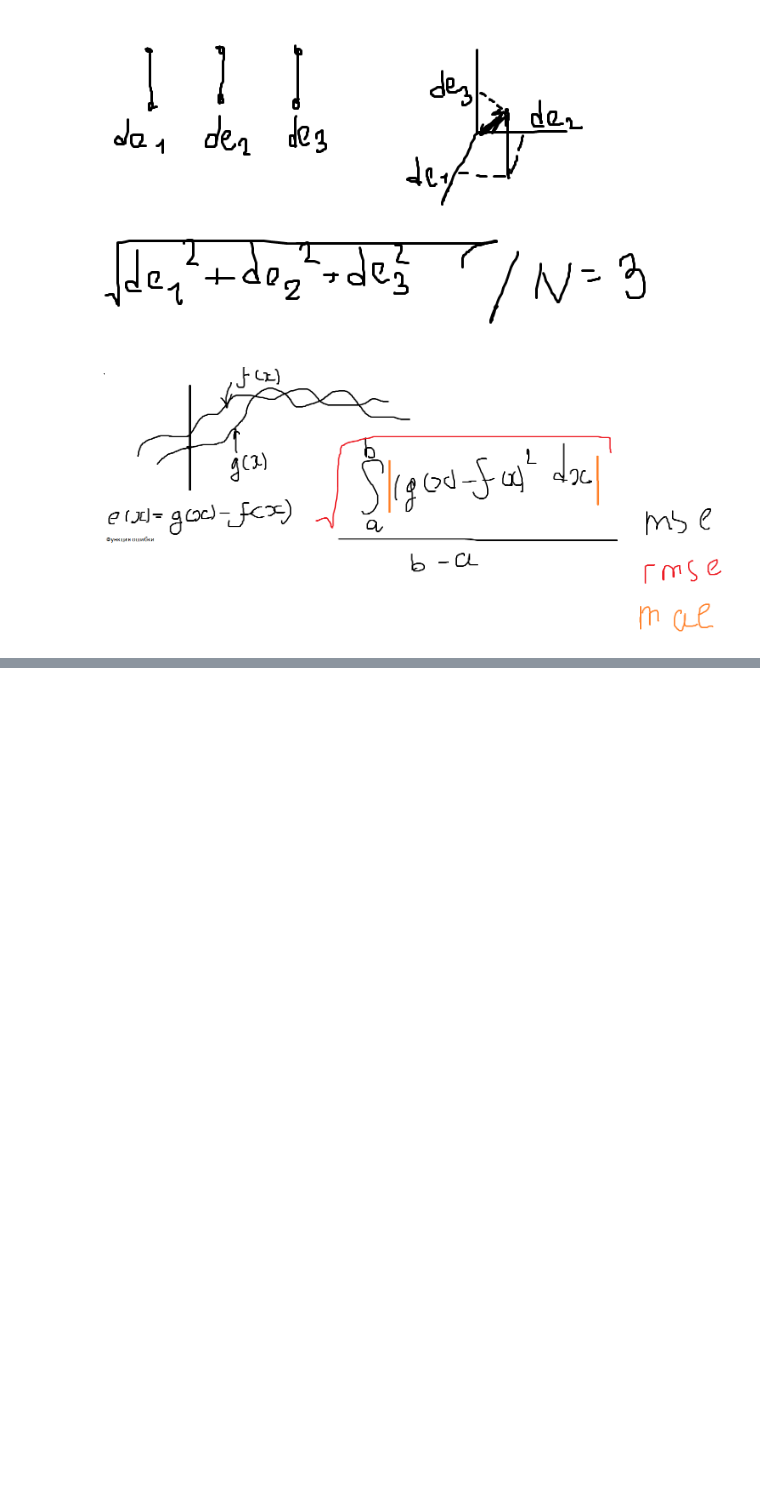
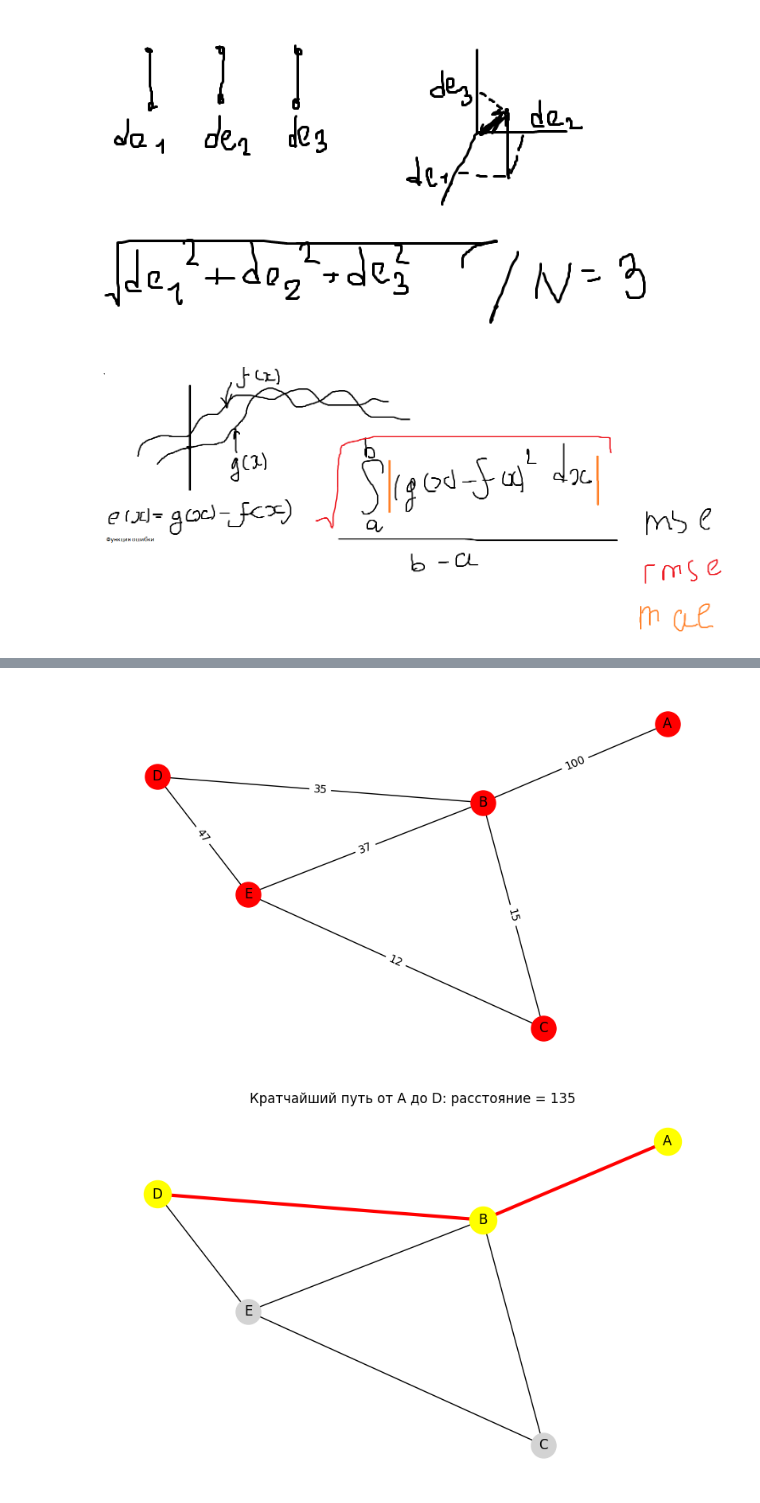
Before and after one commit to Vladimir-Kozomazov/Vladimir-Kozomazov.github.io, a Jupyter notebook: Софа_матмод.ipynb, the cells around one changed output, grey strips where cells are left out. Cells and saved outputs as stored; diff of their text form; code cells hidden in the pictures; blank space fills up the shorter version.

```diff
--- a/Софа_матмод.ipynb
+++ b/Софа_матмод.ipynb
@@ -2004,0 +2040,38 @@ y_new_sin = np.sin(6 * x_new)
+# %%
+import matplotlib.pyplot as plt
+import networkx as nx
+
+Graf = nx.Graph()
+
+# Создаём граф с весами
+edges = [('A', 'B', 100), ('B', 'C', 15), ('B','D', 35), ('B', 'E', 67),
+         ('E', 'D', 47), ('E', 'C', 12), ('E', 'B', 37)]
+Graf.add_weighted_edges_from(edges)
+
+# Визуализация графа
+pos = nx.spring_layout(Graf, weight='weight', seed=42, k=2)
+plt.figure(figsize=(10, 6))
+nx.draw_networkx(Graf, pos, with_labels=True, node_color='r', node_size=500)
+edge_labels = {(u, v): f'{w:.0f}' for u, v, w in Graf.edges(data='weight')}
+nx.draw_networkx_edge_labels(Graf, pos, edge_labels=edge_labels)
+plt.axis('off')
+plt.show()
+
+# Расстояние между двумя конкретными вершинами
+start, end = 'A', 'D'
+path = nx.shortest_path(Graf, source=start, target=end, weight='weight')
+dist = nx.shortest_path_length(Graf, source=start, target=end, weight='weight')
+
+
+# 4. Визуализация конкретного пути
+plt.figure(figsize=(10, 6))
+nx.draw_networkx(Graf, pos, with_labels=True, node_color='lightgray', node_size=500)
+path_edges = list(zip(path, path[1:]))
+nx.draw_networkx_nodes(Graf, pos, nodelist=path, node_color='yellow', node_size=600)
+nx.draw_networkx_edges(Graf, pos, edgelist=path_edges, edge_color='red', width=3)
+plt.title(f"Кратчайший путь от {start} до {end}: расстояние = {dist}")
+plt.axis('off')
+plt.show()
+# %% [output]
+[figure, added]
+[figure, added]
```
Also changed, not shown: parts of 5 cells of this notebook.
